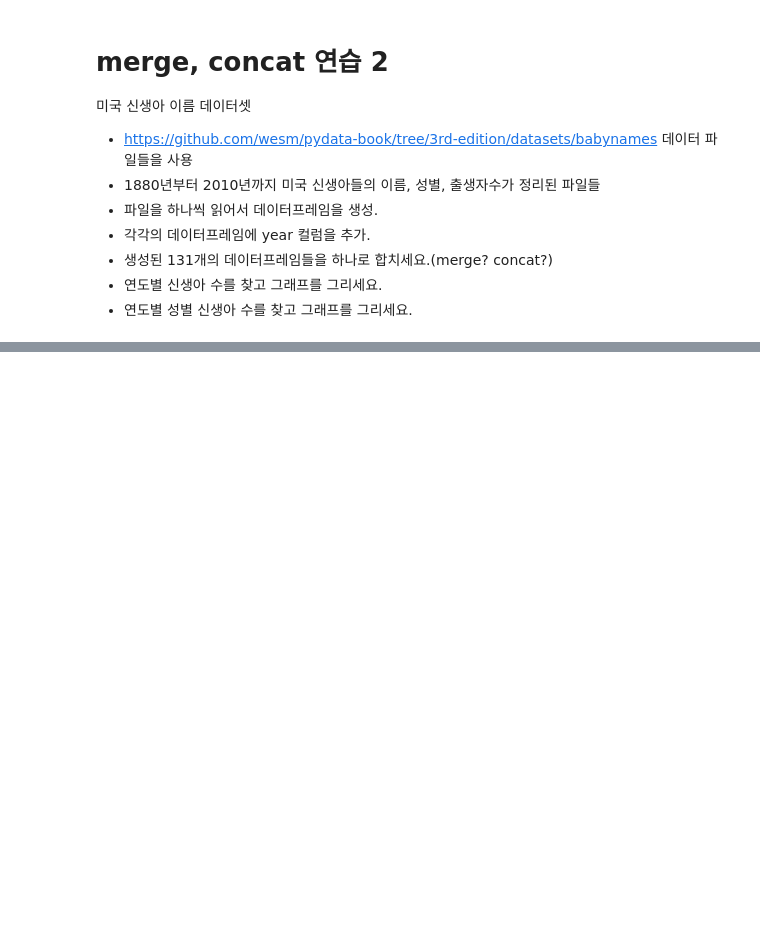
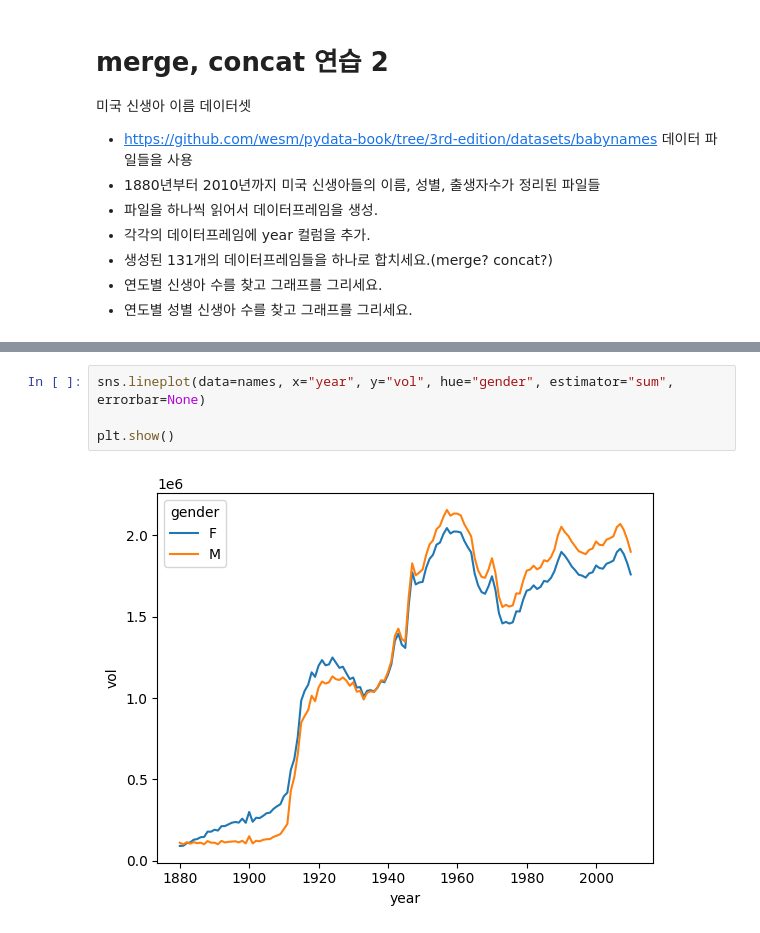
Before and after one commit to YounJJ/202511_BD53, a Jupyter notebook: lab_python/da10_merge.ipynb, the cells around one changed output, grey strips where cells are left out. Drawn from its saved outputs; the diff is of its cells as text; blank space fills up the shorter version.

```diff
--- a/lab_python/da10_merge.ipynb
+++ b/lab_python/da10_merge.ipynb
@@ -901,0 +923,6 @@ df_1880
+# %%
+sns.lineplot(data=names, x="year", y="vol", hue="gender", estimator="sum", errorbar=None)
+
+plt.show()
+# %% [output]
+[figure, added]
```
Also changed, not shown: parts of 5 cells of this notebook.
